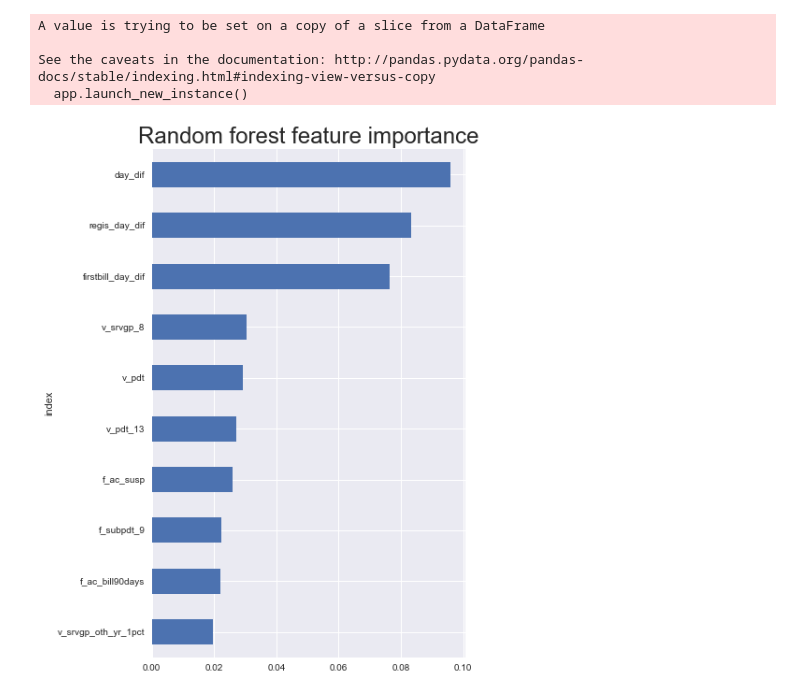
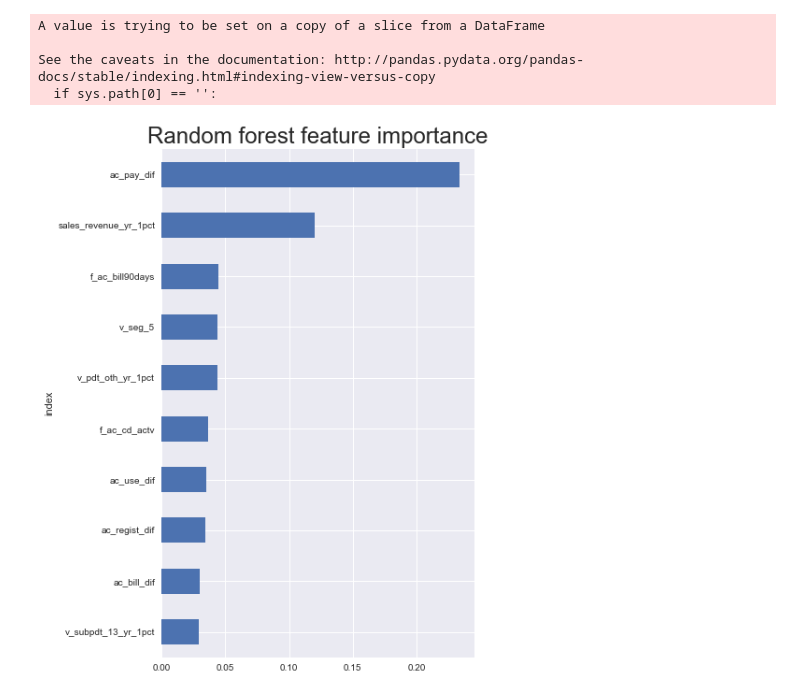
Before and after one commit to ckwong91/sharing-github, a Jupyter notebook: Amazon.ipynb, the cells around one changed output. Cells and saved outputs as stored; diff of their text form; code cells hidden in the pictures.

```diff
--- a/Amazon.ipynb
+++ b/Amazon.ipynb
@@ -694,25 +941,22 @@ plt.show()
 # %%
-#drop redundant variables, partition into predictor and prediction vars
-X_train = varsel.drop(["f_churn","rev_201712","rev_201612","rev_201512","sales_revenue","v_ac_active","payer_account_id",	"month_id",	"firstbill_month_id",	"regist_month_id",	"calendar_date",	"payer_account_id:1",	"month_id:1","month_id_l12m","f_201512","f_201612","f_201712",'date_l12m','sales_revenue_yr_1pct'], axis=1)
-y_train = varsel['f_churn']
-
 #variable importance
 rforest_checker = RandomForestClassifier(random_state = 0)
 rforest_checker.fit(X_train, y_train)
+
 importances_df = pd.DataFrame(rforest_checker.feature_importances_, columns=['Feature_Importance'],
                               index=X_train.columns)
 importances_df.sort_values(by=['Feature_Importance'], ascending=False, inplace=True)
 importances_df.reset_index(inplace=True)
 
 # Plot the relative importance of the top 10 features
 df_ = importances_df[0:10]
 df_.sort_values('Feature_Importance', ascending = True, inplace = True)
 df_.plot(kind='barh', x='index', y='Feature_Importance', legend=False, figsize=(6, 10))
 plt.title('Random forest feature importance', fontsize = 24)
 plt.show()
 # %% [output]
 A value is trying to be set on a copy of a slice from a DataFrame
 
 See the caveats in the documentation: http://pandas.pydata.org/pandas-docs/stable/indexing.html#indexing-view-versus-copy
-  app.launch_new_instance()
+  if sys.path[0] == '':
-[figure, old version]
+[figure, new version]
```
Also changed, not shown: parts of 22 cells of this notebook.
